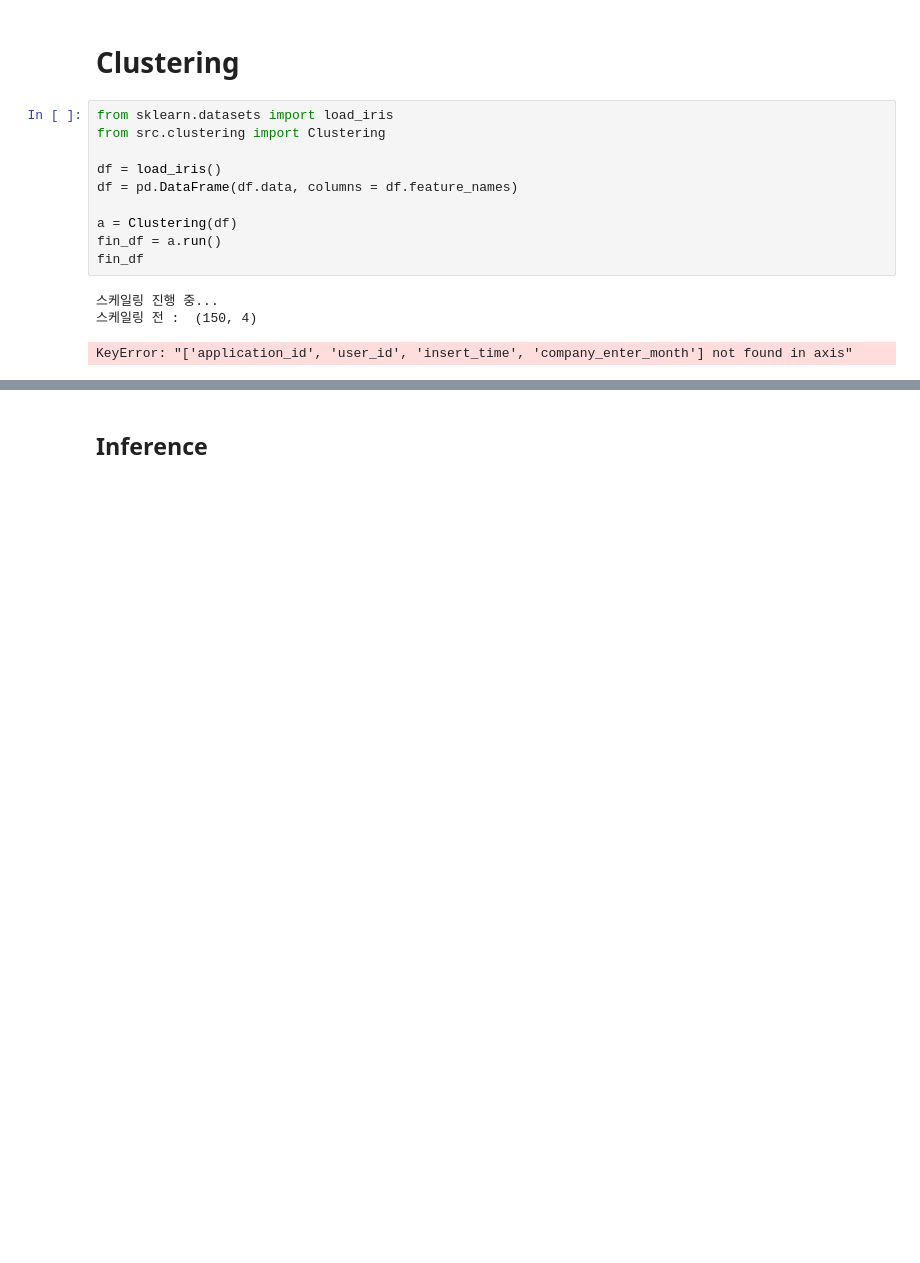
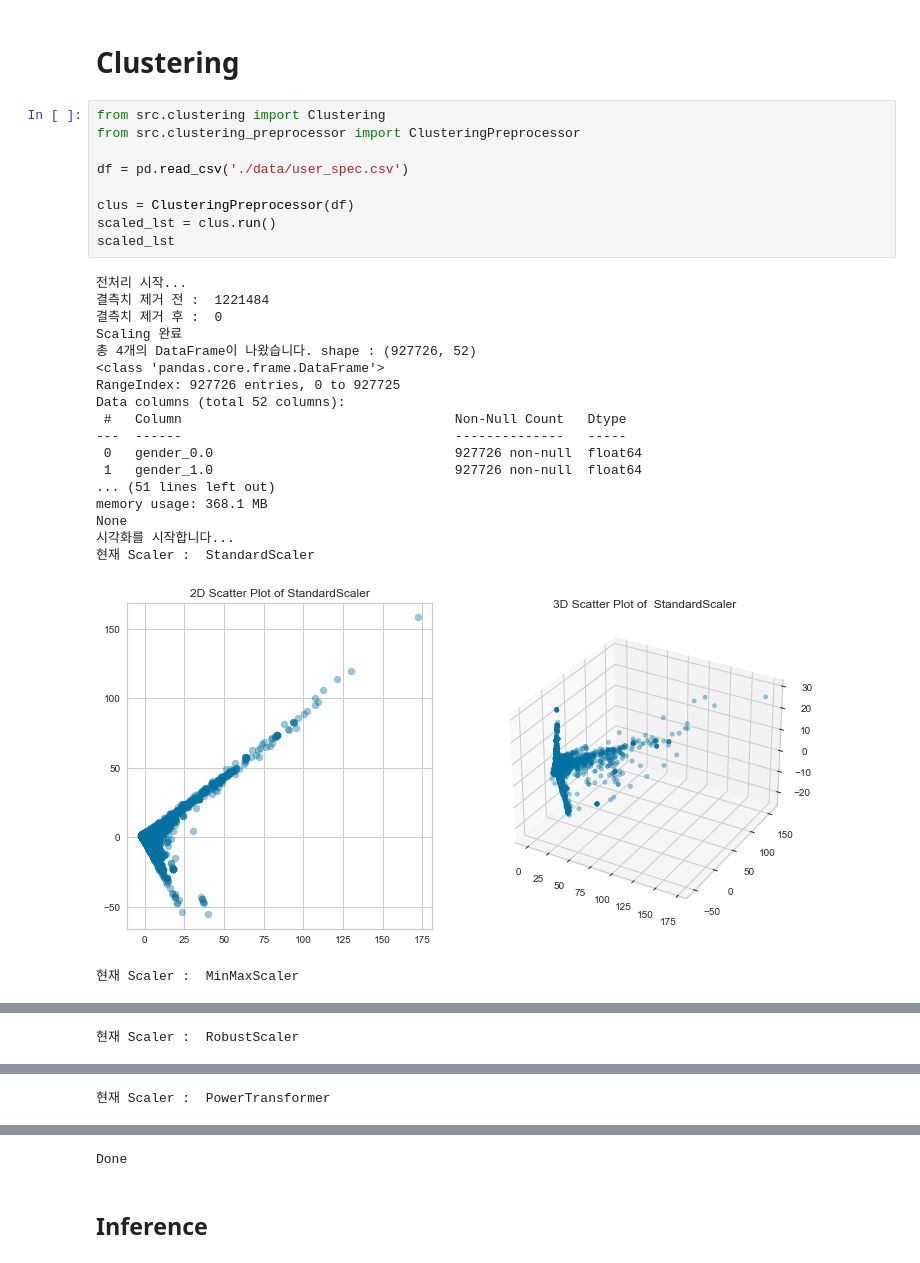
Before and after one commit to paragonyun/2022_bigcontest, a Jupyter notebook: main_test.ipynb, the cells around one changed output, grey strips where cells are left out. Saved outputs shown, nothing was run; the diff lists cells and outputs as text; blank space fills up the shorter version.

Commit message:
Add Clustering Viz Example

```diff
--- a/main_test.ipynb
+++ b/main_test.ipynb
@@ -146,17 +148,32 @@ from src.models.xgb_model import XGB
 from src.models.catboost import CB
 # %% [markdown]
 # Clustering
-# %%
-from sklearn.datasets import load_iris
-from src.clustering import Clustering
-
-df = load_iris()
-df = pd.DataFrame(df.data, columns = df.feature_names)
-
-a = Clustering(df)
-fin_df = a.run()
-fin_df
-# %% [output]
-스케일링 진행 중...
-스케일링 전 :  (150, 4)
-KeyError: "['application_id', 'user_id', 'insert_time', 'company_enter_month'] not found in axis"
+# %%
+from src.clustering import Clustering
+from src.clustering_preprocessor import ClusteringPreprocessor
+
+df = pd.read_csv('./data/user_spec.csv')
+
+clus = ClusteringPreprocessor(df)
+scaled_lst = clus.run()
+scaled_lst
+# %% [output]
+전처리 시작...
+결측치 제거 전 :  1221484
+결측치 제거 후 :  0
+Scaling 완료
+총 4개의 DataFrame이 나왔습니다. shape : (927726, 52)
+<class 'pandas.core.frame.DataFrame'>
+RangeIndex: 927726 entries, 0 to 927725
+Data columns (total 52 columns):
+ #   Column                                   Non-Null Count   Dtype
+---  ------                                   --------------   -----
+ 0   gender_0.0                               927726 non-null  float64
+ 1   gender_1.0                               927726 non-null  float64
+... (51 lines left out)
+memory usage: 368.1 MB
+None
+시각화를 시작합니다...
+현재 Scaler :  StandardScaler
+[figure, added]
+현재 Scaler :  MinMaxScaler
@@ -162,0 +181 @@ KeyError: "['application_id', 'user_id', 'insert_time', 'company_enter_month'] n
+현재 Scaler :  RobustScaler
@@ -162,0 +183 @@ KeyError: "['application_id', 'user_id', 'insert_time', 'company_enter_month'] n
+현재 Scaler :  PowerTransformer
@@ -163,3 +185,4 @@ KeyError: "['application_id', 'user_id', 'insert_time', 'company_enter_month'] n
+Done
 # %% [markdown]
 ## Inference
 # %% [markdown]
```
Also changed, not shown: parts of 2 cells of this notebook.
